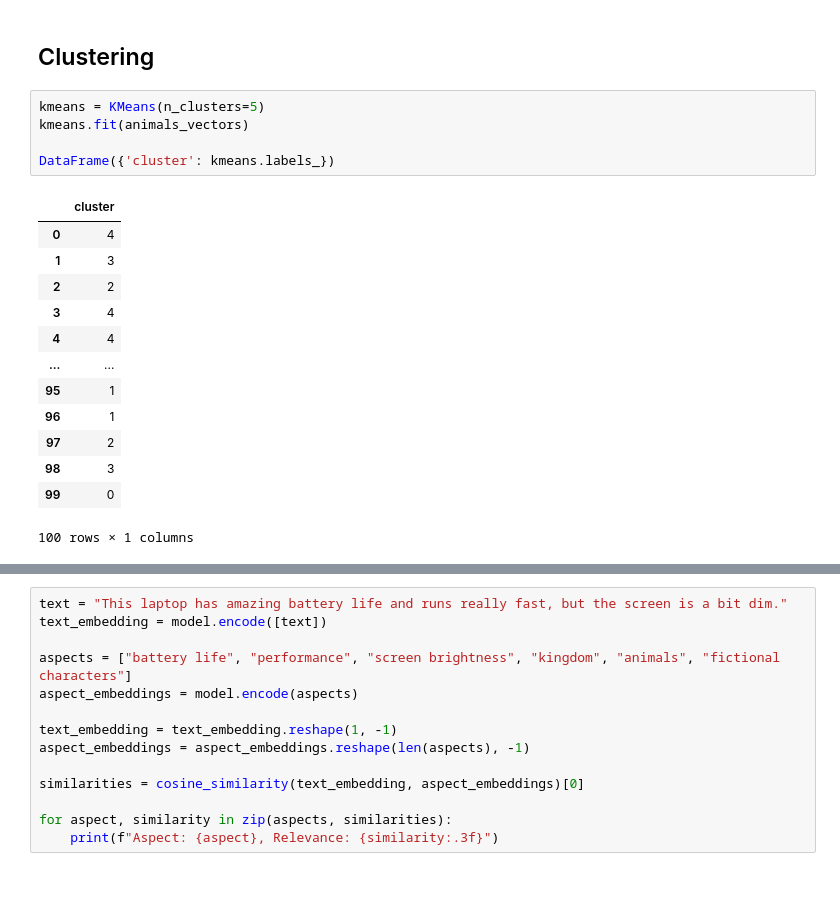
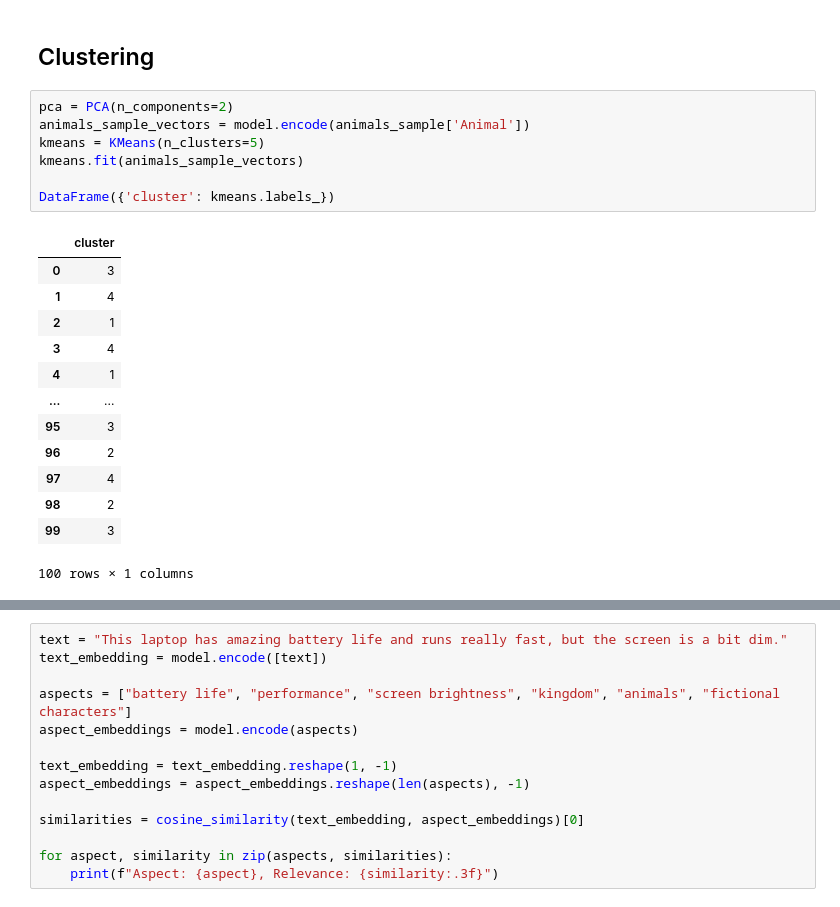
Before and after one commit to SergeySetti/aibreakfast, a Jupyter notebook: demo.ipynb, the cells around one changed output, grey strips where cells are left out. Saved outputs shown, nothing was run; the diff lists cells and outputs as text.

```diff
--- a/demo.ipynb
+++ b/demo.ipynb
@@ -211,22 +212,24 @@ birds
 # %% [markdown]
 ## Clustering
-# %%
-kmeans = KMeans(n_clusters=5)
-kmeans.fit(animals_vectors)
-
-DataFrame({'cluster': kmeans.labels_})
-# %% [output]
-|  | cluster |
-| 0 | 4 |
-| 1 | 3 |
-| 2 | 2 |
-| 3 | 4 |
-| 4 | 4 |
-| ... | ... |
-| 95 | 1 |
-| 96 | 1 |
-| 97 | 2 |
-| 98 | 3 |
-| 99 | 0 |
-100 rows × 1 columns
+# %%
+pca = PCA(n_components=2)
+animals_sample_vectors = model.encode(animals_sample['Animal'])
+kmeans = KMeans(n_clusters=5)
+kmeans.fit(animals_sample_vectors)
+
+DataFrame({'cluster': kmeans.labels_})
+# %% [output]
+|  | cluster |
+| 0 | 3 |
+| 1 | 4 |
+| 2 | 1 |
+| 3 | 4 |
+| 4 | 1 |
+| ... | ... |
+| 95 | 3 |
+| 96 | 2 |
+| 97 | 4 |
+| 98 | 2 |
+| 99 | 3 |
+100 rows × 1 columns
 # %%
```
Also changed, not shown: parts of 5 cells of this notebook.
